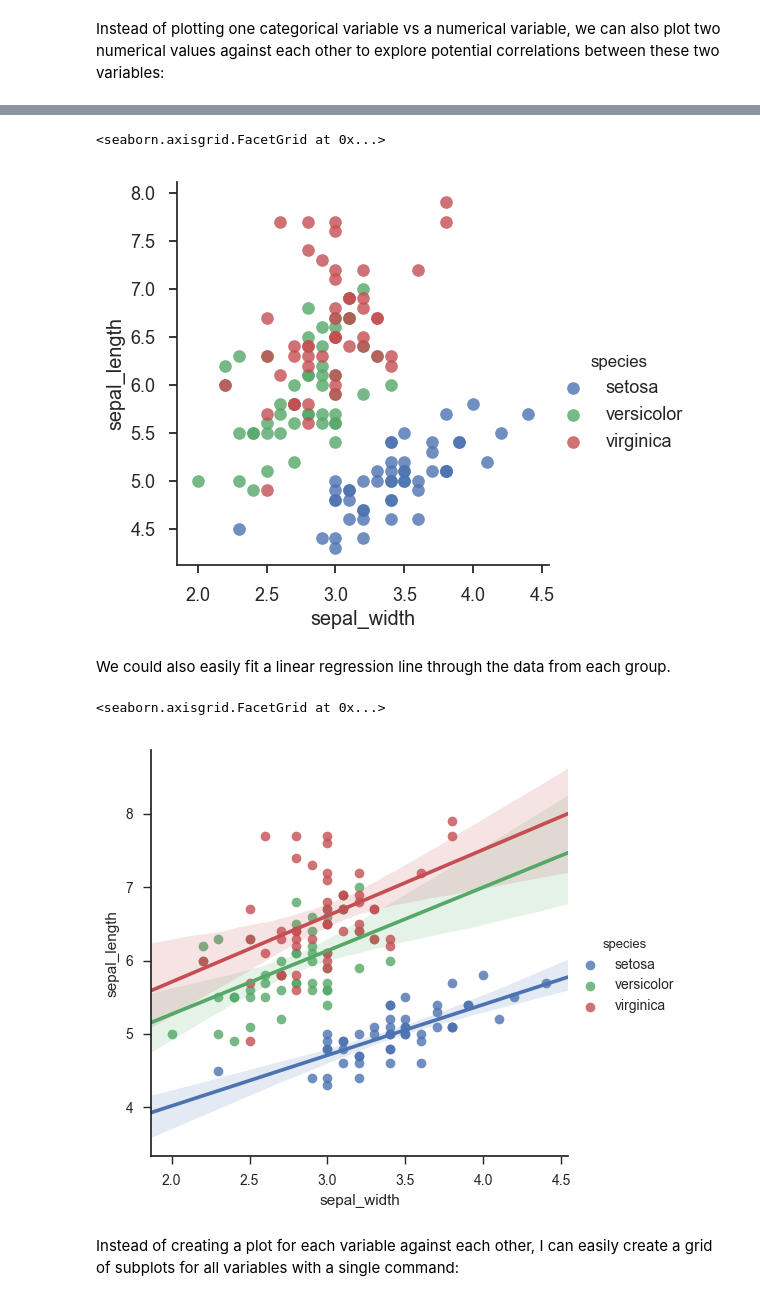
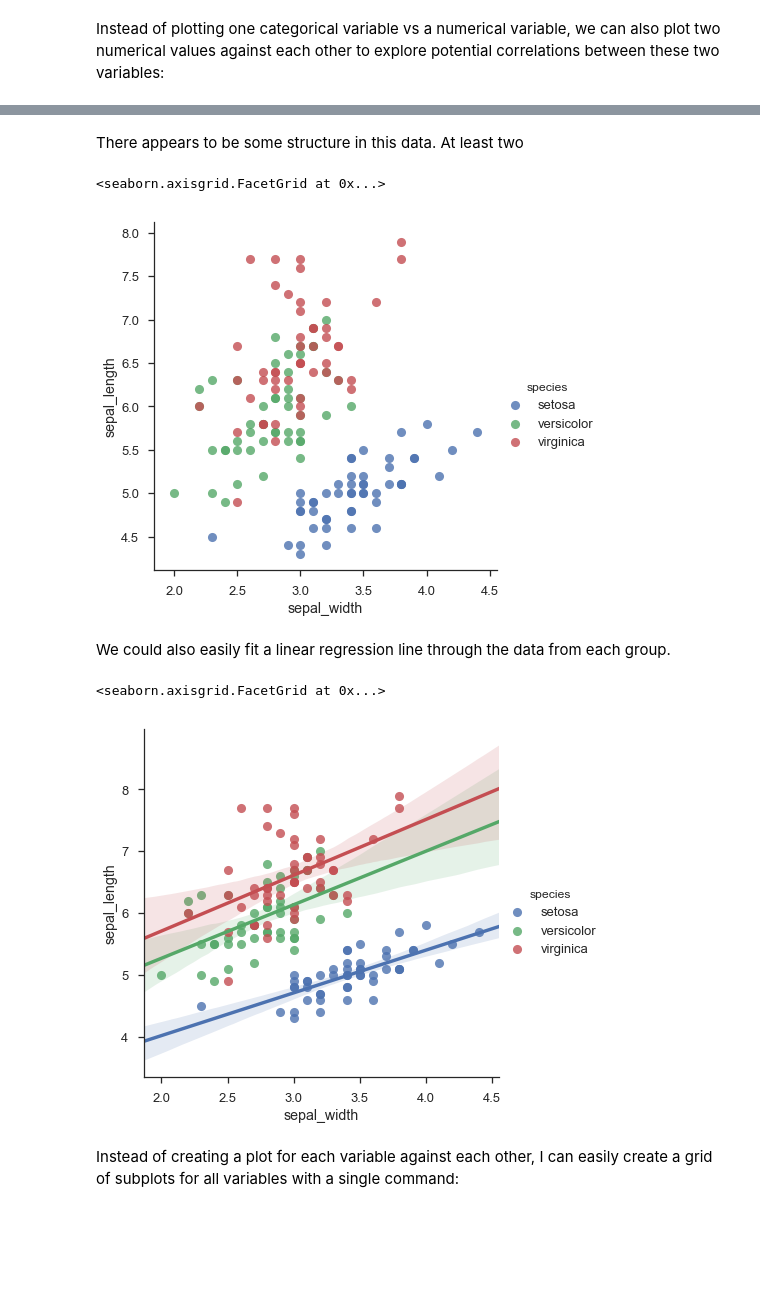
Before and after one commit to mozillascience/studyGroup, a Jupyter notebook: lessons/python/intro-data-analysis/from-spreadsheets-to-pandas-extended.ipynb, the cells around one changed output, grey strips where cells are left out. Cells and saved outputs as stored; diff of their text form; code cells hidden in the pictures; blank space fills up the shorter version.

```diff
--- a/lessons/python/intro-data-analysis/from-spreadsheets-to-pandas-extended.ipynb
+++ b/lessons/python/intro-data-analysis/from-spreadsheets-to-pandas-extended.ipynb
@@ -412,8 +410,8 @@ sns.swarmplot('species', 'sepal_length', data = iris)
 # %% [markdown]
 That looks a bit small, so let's change the style we are using for plotting.
 # %%
-sns.set(style = 'ticks', context = 'talk') # This applies to all subsequent plots
+sns.set(style='ticks', context='talk', rc={'figure.figsize':(8, 5)}) # This applies to all subseque
 
-sns.swarmplot('species', 'sepal_length', data = iris)
+sns.swarmplot('species', 'sepal_length', data=iris)
 sns.despine() # Remove the right and top axes lines
 # %% [output]
@@ -445,15 +455,17 @@ Instead of plotting one categorical variable vs a numerical variable, we can als
+# %% [markdown]
+There appears to be some structure in this data. At least two
 # %%
-sns.lmplot('sepal_width', 'sepal_length', data=iris, hue='species', fit_reg=False)
+sns.lmplot('sepal_width', 'sepal_length', data=iris, hue='species', fit_reg=False, size=6)
 # %% [output]
 <seaborn.axisgrid.FacetGrid at 0x...>
-[figure, old version]
+[figure, new version]
 # %% [markdown]
 We could also easily fit a linear regression line through the data from each group.
 # %%
-sns.lmplot('sepal_width', 'sepal_length', data=iris, hue='species', fit_reg=True)
+sns.lmplot('sepal_width', 'sepal_length', data=iris, hue='species', fit_reg=True, size=6)
 # %% [output]
 <seaborn.axisgrid.FacetGrid at 0x...>
-[figure, old version]
+[figure, new version]
 # %% [markdown]
 Instead of creating a plot for each variable against each other, I can easily create a grid of subplots for all variables with a single command:
 # %%
```
Also changed, not shown: parts of 15 cells of this notebook.
